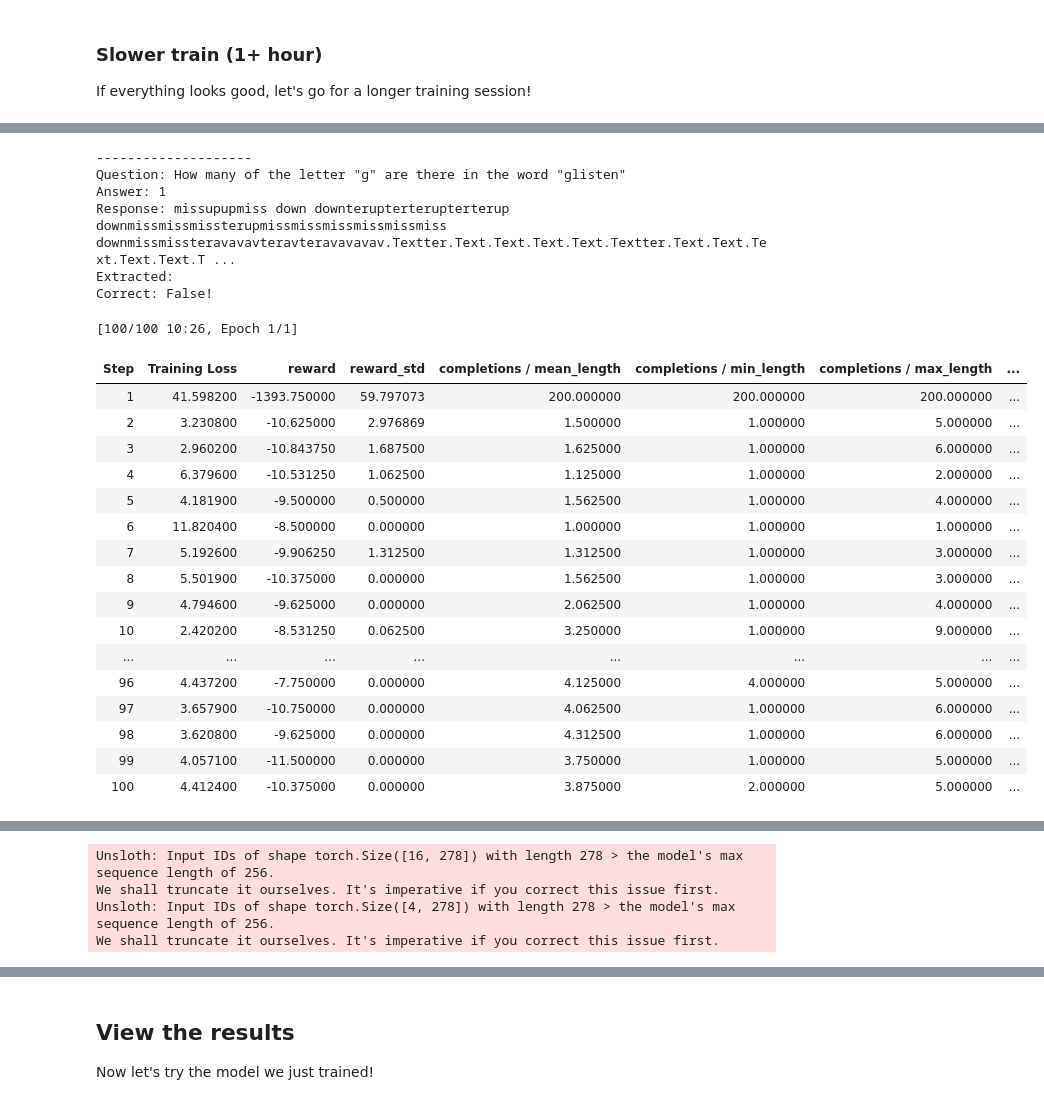
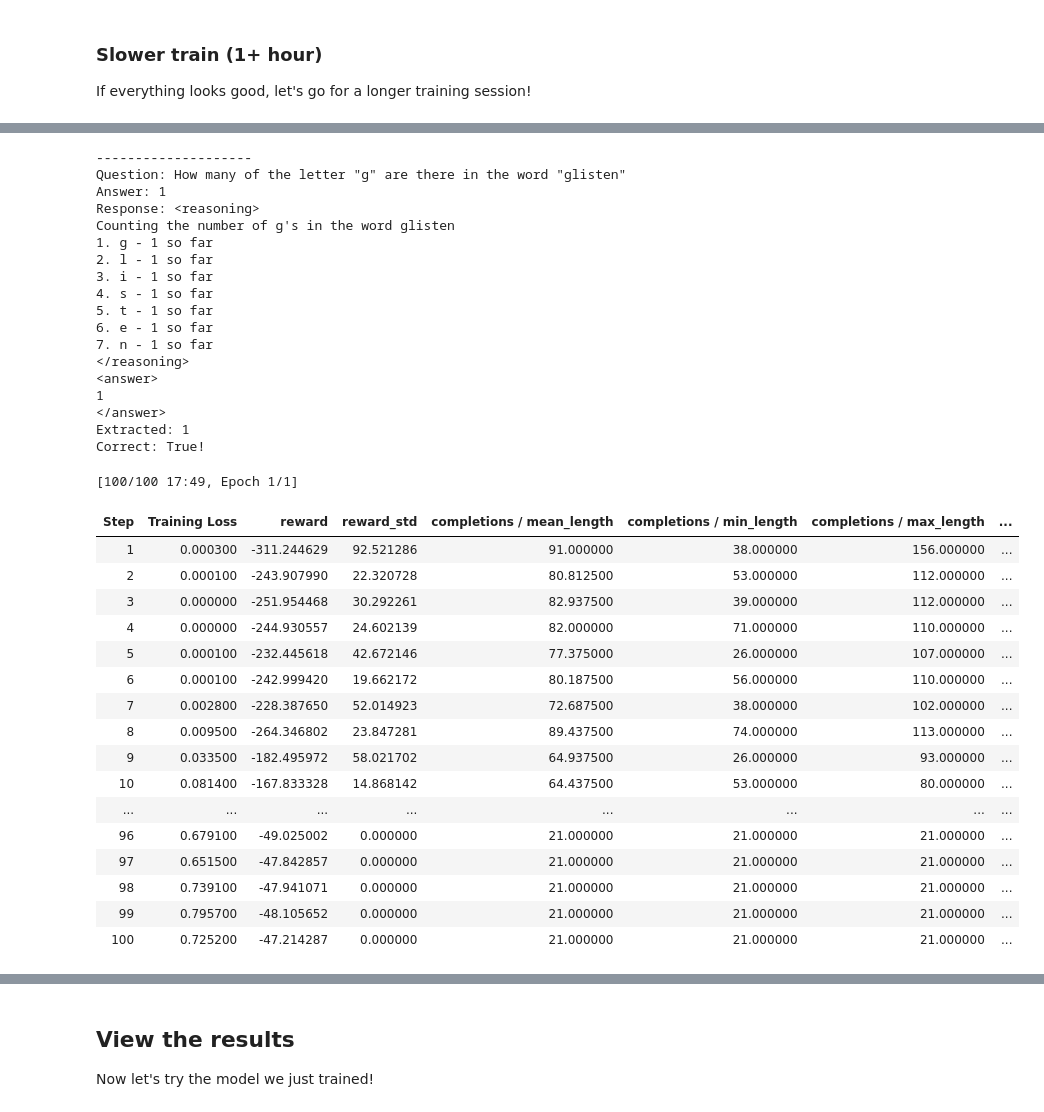
Before and after one commit to rojour/generative_ai_fundamentals, a Jupyter notebook: gen_ai_fundamentals_project_starter (2).ipynb, the cells around one changed output, grey strips where cells are left out. Saved outputs shown, nothing was run; the diff lists cells and outputs as text; code cells hidden in the pictures.

Commit message:
first correction commit

```diff
--- a/gen_ai_fundamentals_project_starter (2).ipynb
+++ b/gen_ai_fundamentals_project_starter (2).ipynb
@@ -836,8 +923,8 @@ def extract_xml_answer(text: str) -> str:
     match = re.search(pattern, text, re.DOTALL)
     if match:
         return match.group(1).strip()
+
     return ""
-
 
 assert (
     extract_xml_answer("""
@@ -868,17 +955,19 @@ def format_reward_func(completions, **kwargs) -> list[float]:
         # If it matches, return 0.5, otherwise return 0.0
         # if ... **********
         if match:
-            reward += 0.5
+            reward += 15.0
         # Extract the answer from the response
         # extracted_answer = **********
-        extracted_answer = extract_xml_answer(response)
+            extracted_answer = extract_xml_answer(response)
         # If the answer is an integer, add 0.5 to the reward
         # if ... **********
-        try:
-            int(extracted_answer)
-            reward += 0.5
-        except ValueError:
-            pass
+            try:
+                int(extracted_answer)
+                reward += 5.0
+            except ValueError:
+                reward -= 3.0
+        else:
+            reward = -10.0
 
         res.append(reward)
     return res
@@ -927,7 +1016,7 @@ Correct: {str(extracted_responses[0]) == str(counts[0])}!
     res = [
         # Provide reward for exactly correct answer
         # **********  # Complete the list comprehension
-        1.0 if str(r) == str(a) else 0.0
+        2.0 if str(r) == str(a) else -1.0
         for r, a in zip(extracted_responses, counts)
     ]
     return res
@@ -1149,8 +1238,13 @@ If everything looks good, let's go for a longer training session!
 
 # Fix the recompilation limit error
 import torch._dynamo
+torch._dynamo.config.cache_size_limit = 256  # Increase from default 64
 torch._dynamo.config.suppress_errors = True
 torch._dynamo.reset()
+
+# Also add this warning suppressor
+import warnings
+warnings.filterwarnings('ignore')
 
 # Full training
 training_args = GRPOConfig(
@@ -1182,27 +1272,39 @@ We shall truncate it ourselves. It's imperative if you correct this issue first.
 --------------------
 Question: How many of the letter "g" are there in the word "glisten"
 Answer: 1
-Response: missupupmiss down downterupterterupterterup downmissmissmissterupmissmissmissmissmissmiss downmissmissteravavavteravteravavavav.Textter.Text.Text.Text.Text.Textter.Text.Text.Text.Text.Text.T ...
-Extracted:
-Correct: False!
+Response: <reasoning>
+Counting the number of g's in the word glisten
+1. g - 1 so far
+2. l - 1 so far
+3. i - 1 so far
+4. s - 1 so far
+5. t - 1 so far
+6. e - 1 so far
+7. n - 1 so far
+</reasoning>
+<answer>
+1
+</answer>
+Extracted: 1
+Correct: True!
-[100/100 10:26, Epoch 1/1]
+[100/100 17:49, Epoch 1/1]
 | Step | Training Loss | reward | reward_std | completions / mean_length | completions / min_length | completions / max_length | ... |
-| 1 | 41.598200 | -1393.750000 | 59.797073 | 200.000000 | 200.000000 | 200.000000 | ... |
-| 2 | 3.230800 | -10.625000 | 2.976869 | 1.500000 | 1.000000 | 5.000000 | ... |
-| 3 | 2.960200 | -10.843750 | 1.687500 | 1.625000 | 1.000000 | 6.000000 | ... |
-| 4 | 6.379600 | -10.531250 | 1.062500 | 1.125000 | 1.000000 | 2.000000 | ... |
-| 5 | 4.181900 | -9.500000 | 0.500000 | 1.562500 | 1.000000 | 4.000000 | ... |
-| 6 | 11.820400 | -8.500000 | 0.000000 | 1.000000 | 1.000000 | 1.000000 | ... |
-| 7 | 5.192600 | -9.906250 | 1.312500 | 1.312500 | 1.000000 | 3.000000 | ... |
-| 8 | 5.501900 | -10.375000 | 0.000000 | 1.562500 | 1.000000 | 3.000000 | ... |
-| 9 | 4.794600 | -9.625000 | 0.000000 | 2.062500 | 1.000000 | 4.000000 | ... |
-| 10 | 2.420200 | -8.531250 | 0.062500 | 3.250000 | 1.000000 | 9.000000 | ... |
+| 1 | 0.000300 | -311.244629 | 92.521286 | 91.000000 | 38.000000 | 156.000000 | ... |
+| 2 | 0.000100 | -243.907990 | 22.320728 | 80.812500 | 53.000000 | 112.000000 | ... |
+| 3 | 0.000000 | -251.954468 | 30.292261 | 82.937500 | 39.000000 | 112.000000 | ... |
+| 4 | 0.000000 | -244.930557 | 24.602139 | 82.000000 | 71.000000 | 110.000000 | ... |
+| 5 | 0.000100 | -232.445618 | 42.672146 | 77.375000 | 26.000000 | 107.000000 | ... |
+| 6 | 0.000100 | -242.999420 | 19.662172 | 80.187500 | 56.000000 | 110.000000 | ... |
+| 7 | 0.002800 | -228.387650 | 52.014923 | 72.687500 | 38.000000 | 102.000000 | ... |
+| 8 | 0.009500 | -264.346802 | 23.847281 | 89.437500 | 74.000000 | 113.000000 | ... |
+| 9 | 0.033500 | -182.495972 | 58.021702 | 64.937500 | 26.000000 | 93.000000 | ... |
+| 10 | 0.081400 | -167.833328 | 14.868142 | 64.437500 | 53.000000 | 80.000000 | ... |
 | ... | ... | ... | ... | ... | ... | ... | ... |
-| 96 | 4.437200 | -7.750000 | 0.000000 | 4.125000 | 4.000000 | 5.000000 | ... |
-| 97 | 3.657900 | -10.750000 | 0.000000 | 4.062500 | 1.000000 | 6.000000 | ... |
-| 98 | 3.620800 | -9.625000 | 0.000000 | 4.312500 | 1.000000 | 6.000000 | ... |
-| 99 | 4.057100 | -11.500000 | 0.000000 | 3.750000 | 1.000000 | 5.000000 | ... |
-| 100 | 4.412400 | -10.375000 | 0.000000 | 3.875000 | 2.000000 | 5.000000 | ... |
+| 96 | 0.679100 | -49.025002 | 0.000000 | 21.000000 | 21.000000 | 21.000000 | ... |
+| 97 | 0.651500 | -47.842857 | 0.000000 | 21.000000 | 21.000000 | 21.000000 | ... |
+| 98 | 0.739100 | -47.941071 | 0.000000 | 21.000000 | 21.000000 | 21.000000 | ... |
+| 99 | 0.795700 | -48.105652 | 0.000000 | 21.000000 | 21.000000 | 21.000000 | ... |
+| 100 | 0.725200 | -47.214287 | 0.000000 | 21.000000 | 21.000000 | 21.000000 | ... |
 --------------------
 Question: How many of the letter "e" are there in the word "sapphire"
 Answer: 1
@@ -1223,4 +1324,0 @@ Correct: False!
-Unsloth: Input IDs of shape torch.Size([16, 278]) with length 278 > the model's max sequence length of 256.
-We shall truncate it ourselves. It's imperative if you correct this issue first.
-Unsloth: Input IDs of shape torch.Size([4, 278]) with length 278 > the model's max sequence length of 256.
-We shall truncate it ourselves. It's imperative if you correct this issue first.
```
Also changed, not shown: parts of 24 cells of this notebook.
